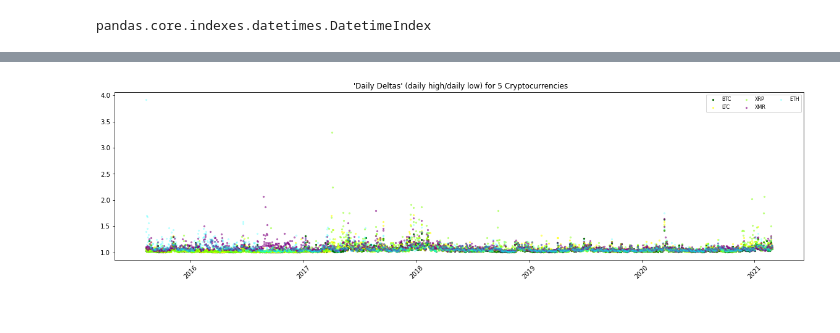
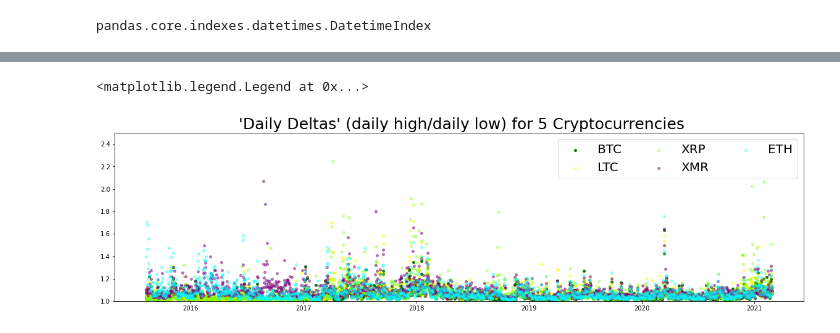
Before and after one commit to bestmatthew/CryptoPrices, a Jupyter notebook: crypt0/EDA First Look Cryto.ipynb, the cells around one changed output, grey strips where cells are left out. Saved outputs shown, nothing was run; the diff lists cells and outputs as text; code cells hidden in the pictures.

```diff
--- a/data/crypt0/EDA First Look Cryto.ipynb
+++ b/crypt0/EDA First Look Cryto.ipynb
@@ -707,3 +732,15 @@ plt.yticks(fontsize=12)
 plt.show()
 # %% [output]
 [figure]
+# %%
+##smaller correlation matrixes ##
+
+top3dict = {'XRP': cdelta.reset_index(drop=True), 'XMR': ddelta.reset_index(drop=True), 'ETH': edelta}
+top3dict
+
+
+top3frame = pd.DataFrame(top3dict)
+
+deltaxrp = top3frame['XRP']
+deltaxmr = top3frame['XMR']
+deltaeth = top3frame['ETH']
@@ -791,24 +839,23 @@ IndexError: too many indices for array: array is 1-dimensional, but 2 were index
 # %%
 #attempt to plot the daily delta numbers for 2031 instances
-
+fig, ax = plt.subplots(figsize=(20,5))
 
 #X = np.arange(1,2032)
 X = t
 Y1 = deltabtc
 Y2 = deltaltc
 Y3 = deltaxrp
 Y4 = deltaxmr
 Y5 = deltaeth
-s = 5
-plt.figure(figsize=(20,5))
-aa1 = plt.scatter(X,Y1,color='darkgreen', alpha = .9, s=s)
-aa2 = plt.scatter(X,Y2,color='yellow', alpha = .5, s=s)
-aa3 = plt.scatter(X,Y3,color='chartreuse', alpha = .4, s=s)
-aa4 = plt.scatter(X,Y4,color='purple', alpha = .5, s=s)
-aa5 = plt.scatter(X,Y5,color='cyan', alpha = .2, s=s)
-plt.legend((aa1, aa2, aa3, aa4, aa5),('BTC', 'LTC','XRP', 'XMR', 'ETH'),numpoints=1, loc='upper right', ncol=3, fontsize=8)
-plt.title(" 'Daily Deltas' (daily high/daily low) for 5 Cryptocurrencies")
-plt.xticks(rotation = 45)
-plt.show()
+s = 15
+aa1 = ax.scatter(X,Y1,color='darkgreen', alpha = .9, s=s)
+aa2 = ax.scatter(X,Y2,color='yellow', alpha = .5, s=s)
+aa3 = ax.scatter(X,Y3,color='chartreuse', alpha = .4, s=s)
+aa4 = ax.scatter(X,Y4,color='purple', alpha = .5, s=s)
+aa5 = ax.scatter(X,Y5,color='cyan', alpha = .4, s=s)
+ax.set_title(" 'Daily Deltas' (daily high/daily low) for 5 Cryptocurrencies", fontsize=25)
+ax.set_ylim(1, 2.5)
+ax.legend((aa1, aa2, aa3, aa4, aa5),('BTC', 'LTC','XRP', 'XMR', 'ETH'),numpoints=1, loc='upper right', ncol=3, fontsize=20)
 # %% [output]
+<matplotlib.legend.Legend at 0x...>
-[figure, old version]
+[figure, new version]
```
Also changed, not shown: parts of 9 cells of this notebook, 26 other files.
